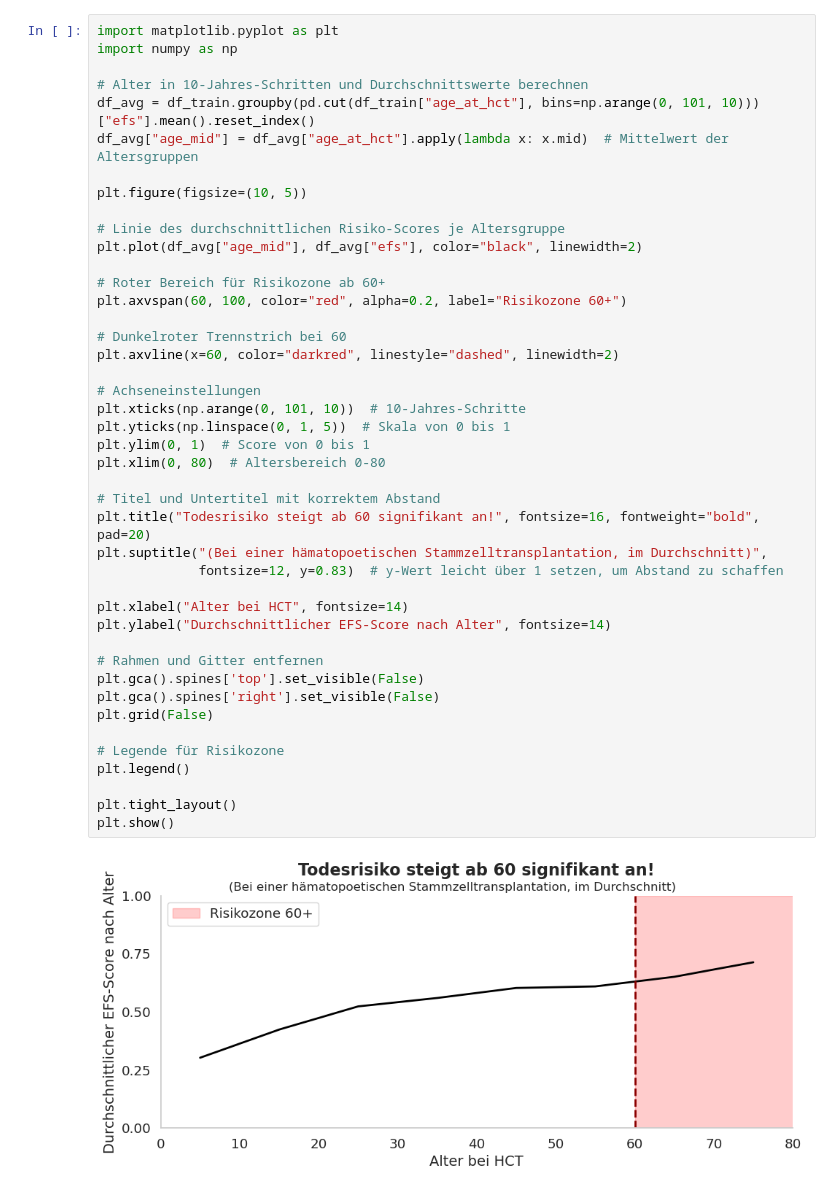
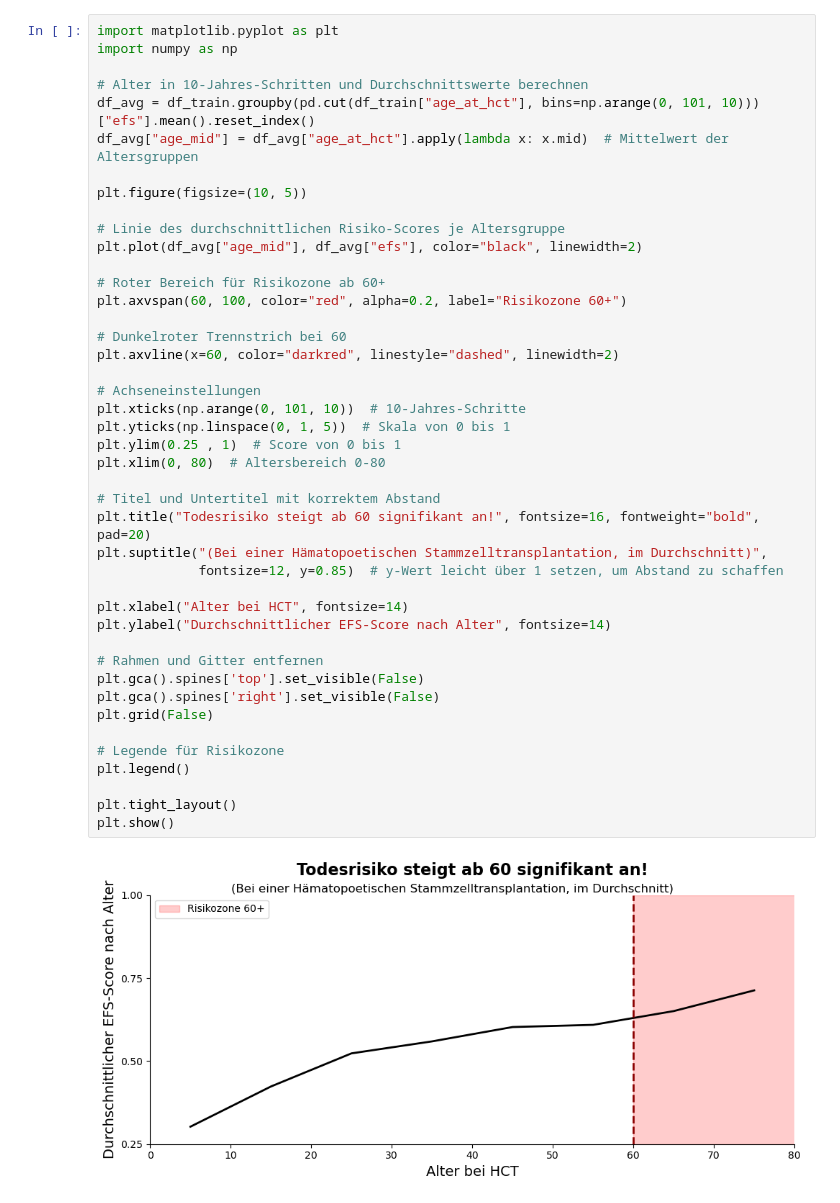
Before and after one commit to Rikamo1/Mittelstufenprojekt, a Jupyter notebook: story_telling.ipynb, the cells around one changed output. Cells and saved outputs as stored; diff of their text form.

```diff
--- a/story_telling.ipynb
+++ b/story_telling.ipynb
@@ -128,34 +128,34 @@ plt.figure(figsize=(10, 5))
 plt.plot(df_avg["age_mid"], df_avg["efs"], color="black", linewidth=2)
 
 # Roter Bereich für Risikozone ab 60+
 plt.axvspan(60, 100, color="red", alpha=0.2, label="Risikozone 60+")
 
 # Dunkelroter Trennstrich bei 60
 plt.axvline(x=60, color="darkred", linestyle="dashed", linewidth=2)
 
 # Achseneinstellungen
 plt.xticks(np.arange(0, 101, 10))  # 10-Jahres-Schritte
 plt.yticks(np.linspace(0, 1, 5))  # Skala von 0 bis 1
-plt.ylim(0, 1)  # Score von 0 bis 1
+plt.ylim(0.25 , 1)  # Score von 0 bis 1
 plt.xlim(0, 80)  # Altersbereich 0-80
 
 # Titel und Untertitel mit korrektem Abstand
 plt.title("Todesrisiko steigt ab 60 signifikant an!", fontsize=16, fontweight="bold", pad=20)
-plt.suptitle("(Bei einer hämatopoetischen Stammzelltransplantation, im Durchschnitt)",
-             fontsize=12, y=0.83)  # y-Wert leicht über 1 setzen, um Abstand zu schaffen
+plt.suptitle("(Bei einer Hämatopoetischen Stammzelltransplantation, im Durchschnitt)",
+             fontsize=12, y=0.85)  # y-Wert leicht über 1 setzen, um Abstand zu schaffen
 
 plt.xlabel("Alter bei HCT", fontsize=14)
 plt.ylabel("Durchschnittlicher EFS-Score nach Alter", fontsize=14)
 
 # Rahmen und Gitter entfernen
 plt.gca().spines['top'].set_visible(False)
 plt.gca().spines['right'].set_visible(False)
 plt.grid(False)
 
 # Legende für Risikozone
 plt.legend()
 
 plt.tight_layout()
 plt.show()
 # %% [output]
-[figure, old version]
+[figure, new version]
```
Also changed, not shown: parts of 2 cells of this notebook.
